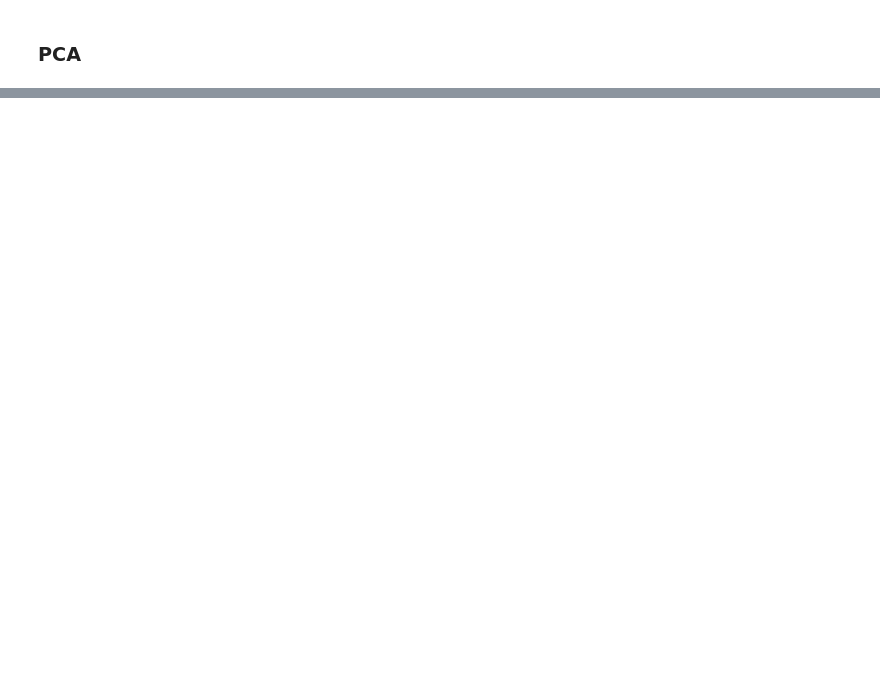
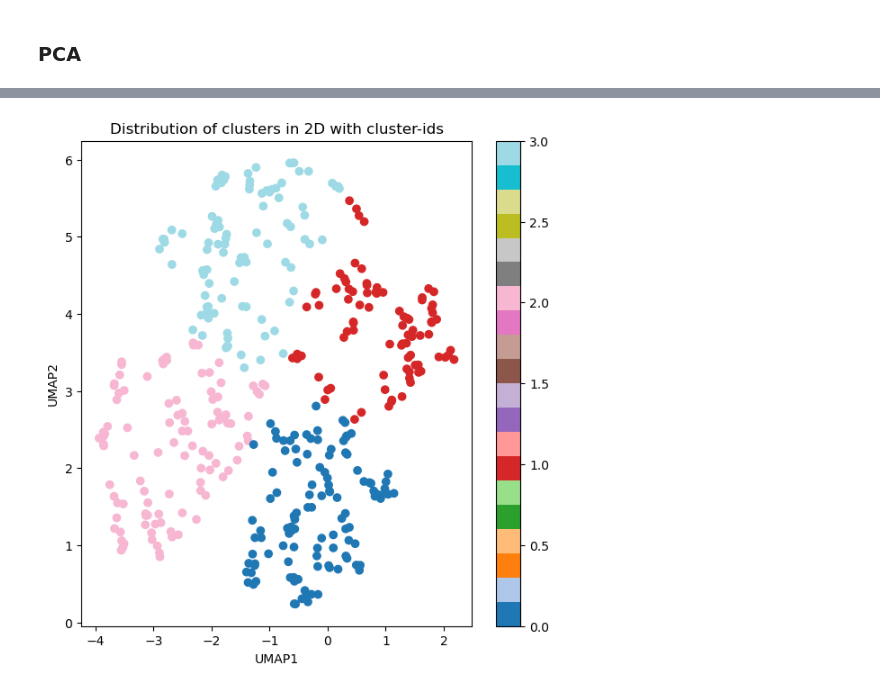
Before and after one commit to jsuaverd/COMP254-Assignments, a Jupyter notebook: clustering_kmeans.ipynb, the cells around one changed output, grey strips where cells are left out. Cells and saved outputs as stored; diff of their text form; code cells hidden in the pictures; blank space fills up the shorter version.

```diff
--- a/clustering_kmeans.ipynb
+++ b/clustering_kmeans.ipynb
@@ -159,0 +119,15 @@ Davies Bouldin score: 2.4744386872042257
+# %%
+kmeans_umap = KMeans(n_clusters=best_n_clusters, random_state=123, max_iter=1000, n_init=50, init='k-means++')
+kmeans_umap.fit(X_train_umap)
+kmeans_labels_umap = kmeans_umap.predict(X_train_umap)
+
+# Plot the distribution of clusters in 2D with their cluster-ids
+plt.figure(figsize=(7, 7))
+plt.scatter(X_train_umap[:, 0], X_train_umap[:, 1], c=kmeans_labels_umap, cmap='tab20')
+plt.xlabel('UMAP1')
+plt.ylabel('UMAP2')
+plt.title('Distribution of clusters in 2D with cluster-ids')
+plt.colorbar()
+plt.show()
+# %% [output]
+[figure, added]
```
Also changed, not shown: parts of 31 cells of this notebook, 6 other files.
